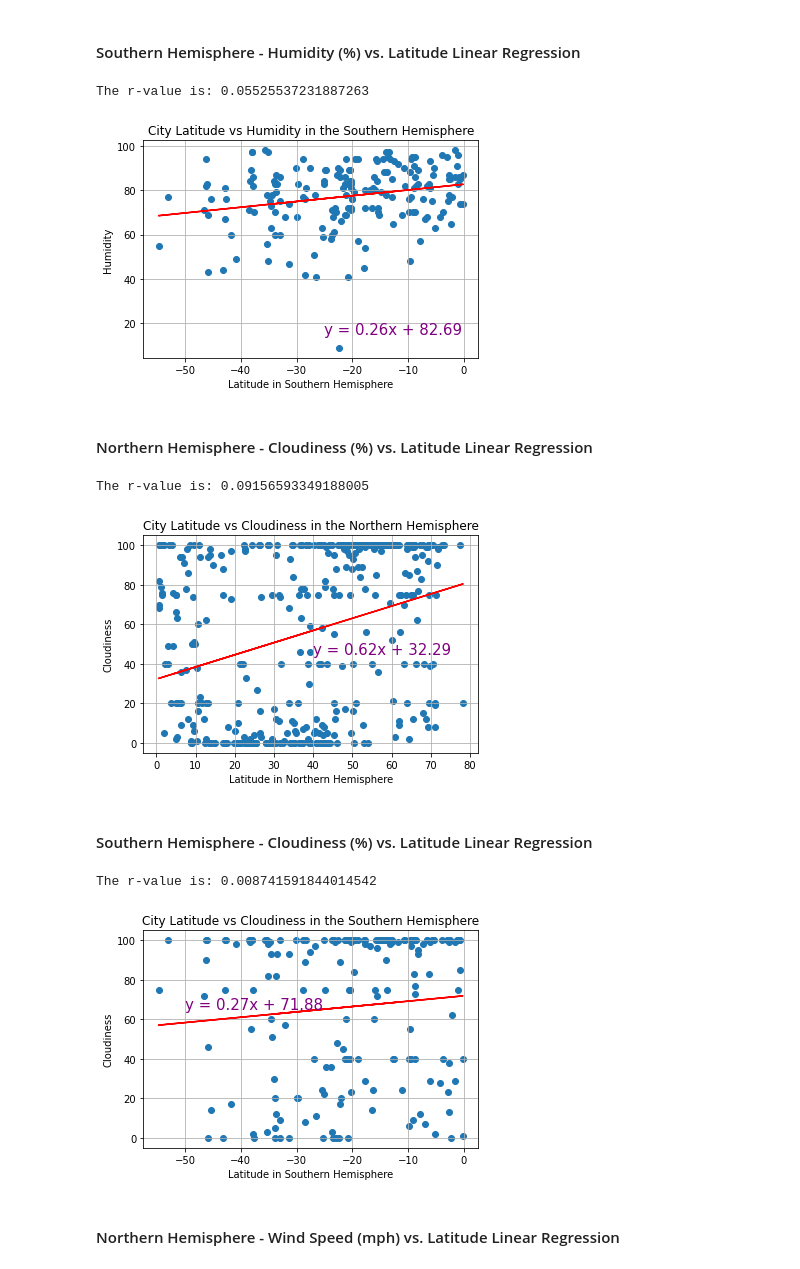
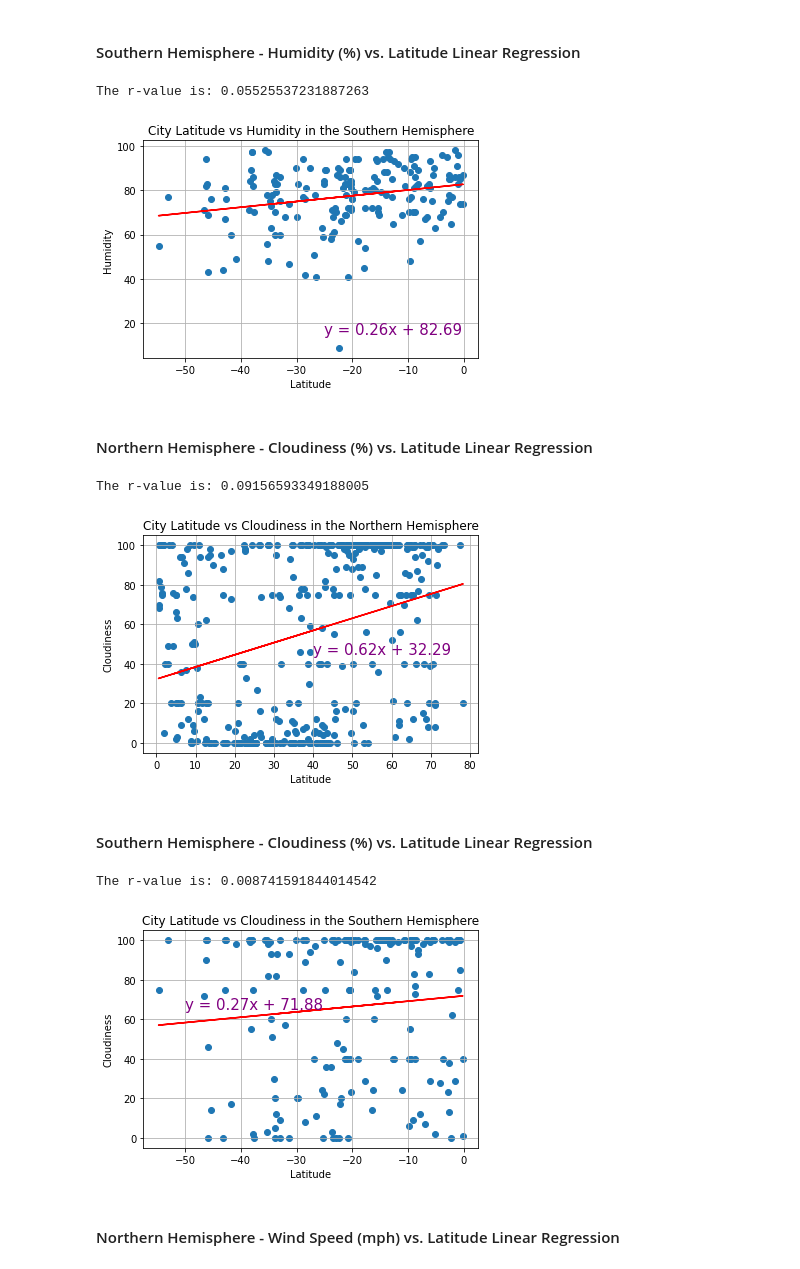
Before and after one commit to quettamar/Python-API-Challenge, a Jupyter notebook: WeatherPy.ipynb, the cells around one changed output. Cells and saved outputs as stored; diff of their text form; code cells hidden in the pictures.

```diff
--- a/WeatherPy.ipynb
+++ b/WeatherPy.ipynb
@@ -244,7 +252,7 @@ plt.show()
 ## Linear Regression
 # %%
 #Here I created two different dataframes for the Northern and Southern Hemispheres
-northern_df = weather_data.loc[weather_data["Lat"] > 0]
+northern_df = weather_data.loc[weather_data["Lat"] >= 0]
 southern_df = weather_data.loc[weather_data['Lat'] < 0]
 
 #Here I created the different varaibles based on the Northern and Southern Hemispheres
@@ -328,7 +336,7 @@ The r-value is: 0.18454679716266445
 regress_values = slat * slope + intercept
 line_eq = "y = " + str(round(slope,2)) + "x + " + str(round(intercept,2))
 plt.scatter(slat, shumid)
-plt.xlabel('Latitude in Southern Hemisphere')
+plt.xlabel('Latitude')
 plt.ylabel('Humidity')
 plt.title('City Latitude vs Humidity in the Southern Hemisphere')
 plt.plot(slat, regress_values,"r-")
@@ -339,26 +347,26 @@ plt.savefig('Images/southernlat_vs_humidity.png')
 plt.show()
 # %% [output]
 The r-value is: 0.05525537231887263
-[figure, old version]
+[figure, new version]
 # %% [markdown]
 ####  Northern Hemisphere - Cloudiness (%) vs. Latitude Linear Regression
 # %%
 (slope, intercept, rvalue, pvalue, stderr) = linregress(nlat, ncloud)
 regress_values = nlat * slope + intercept
 line_eq = "y = " + str(round(slope,2)) + "x + " + str(round(intercept,2))
 plt.scatter(nlat, ncloud)
-plt.xlabel('Latitude in Northern Hemisphere')
+plt.xlabel('Latitude')
 plt.ylabel('Cloudiness')
 plt.title('City Latitude vs Cloudiness in the Northern Hemisphere')
 plt.plot(nlat, regress_values,"r-")
 plt.annotate(line_eq,(40, 45),fontsize=15,color="purple")
 plt.grid()
 print(f"The r-value is: {rvalue**2}")
 plt.savefig('Images/northernlat_vs_cloudiness.png')
 plt.show()
 # %% [output]
 The r-value is: 0.09156593349188005
-[figure, old version]
+[figure, new version]
 # %%
 #insert observations here
 # %% [markdown]
@@ -368,7 +376,7 @@ The r-value is: 0.09156593349188005
 regress_values = slat * slope + intercept
 line_eq = "y = " + str(round(slope,2)) + "x + " + str(round(intercept,2))
 plt.scatter(slat, scloud)
-plt.xlabel('Latitude in Southern Hemisphere')
+plt.xlabel('Latitude')
 plt.ylabel('Cloudiness')
 plt.title('City Latitude vs Cloudiness in the Southern Hemisphere')
 plt.plot(slat, regress_values,"r-")
@@ -379,7 +387,7 @@ plt.savefig('Images/southernlat_vs_cloudiness.png')
 plt.show()
 # %% [output]
 The r-value is: 0.008741591844014542
-[figure, old version]
+[figure, new version]
 # %%
 #insert observations here
 # %% [markdown]
```
Also changed, not shown: parts of 13 cells of this notebook, 10 other files.
